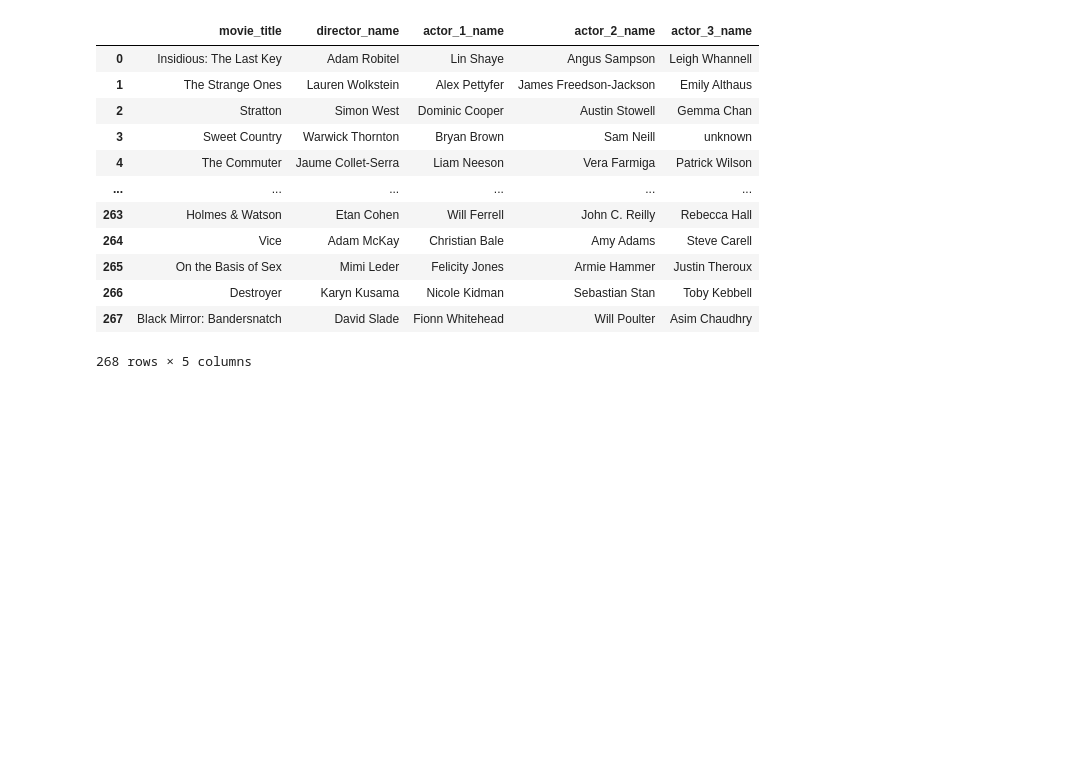
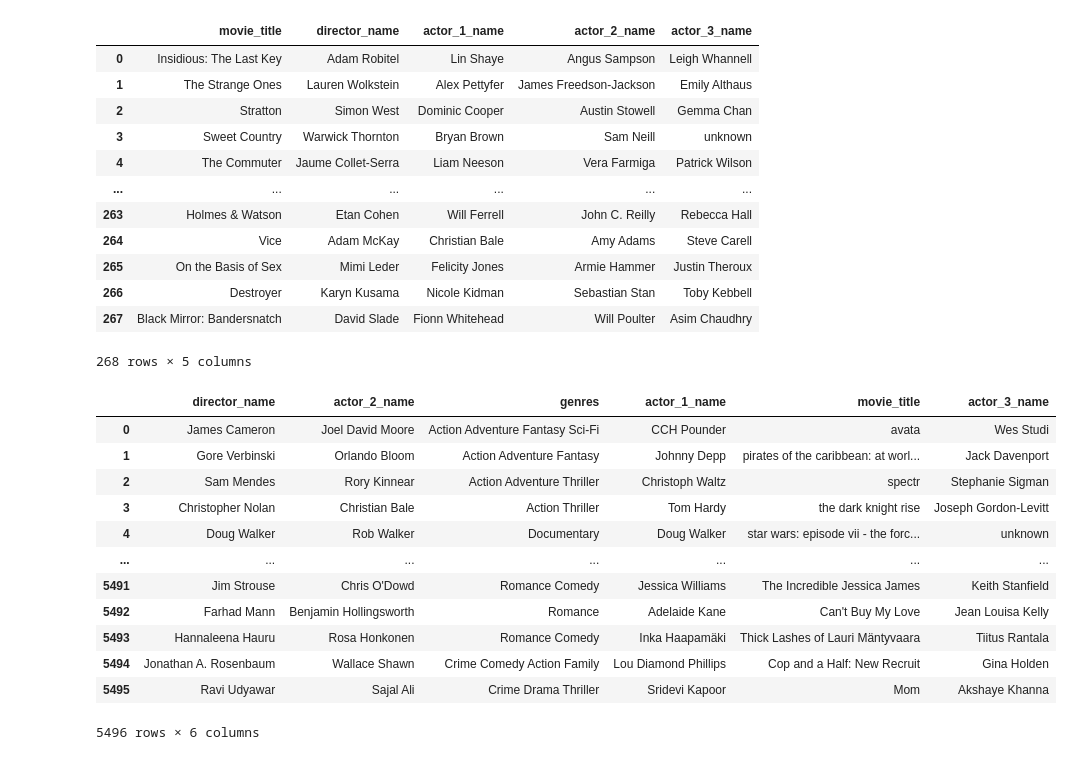
Before and after one commit to Rhithick02/Recommendation-Engine, a Jupyter notebook: New_Content_Filtering/Data_Cleaning.ipynb, the cells around one changed output. Drawn from its saved outputs; the diff is of its cells as text; code cells hidden in the pictures; blank space fills up the shorter version.

```diff
--- a/New_Content_Filtering/Data_Cleaning.ipynb
+++ b/New_Content_Filtering/Data_Cleaning.ipynb
@@ -275,0 +299,17 @@ import requests
+# %%
+old = pd.read_csv('d_2017.csv')
+old
+# %% [output]
+|  | director_name | actor_2_name | genres | actor_1_name | movie_title | actor_3_name |
+| 0 | James Cameron | Joel David Moore | Action Adventure Fantasy Sci-Fi | CCH Pounder | avata | Wes Studi |
+| 1 | Gore Verbinski | Orlando Bloom | Action Adventure Fantasy | Johnny Depp | pirates of the caribbean: at worl... | Jack Davenport |
+| 2 | Sam Mendes | Rory Kinnear | Action Adventure Thriller | Christoph Waltz | spectr | Stephanie Sigman |
+| 3 | Christopher Nolan | Christian Bale | Action Thriller | Tom Hardy | the dark knight rise | Joseph Gordon-Levitt |
+| 4 | Doug Walker | Rob Walker | Documentary | Doug Walker | star wars: episode vii - the forc... | unknown |
+| ... | ... | ... | ... | ... | ... | ... |
+| 5491 | Jim Strouse | Chris O'Dowd | Romance Comedy | Jessica Williams | The Incredible Jessica James | Keith Stanfield |
+| 5492 | Farhad Mann | Benjamin Hollingsworth | Romance | Adelaide Kane | Can't Buy My Love | Jean Louisa Kelly |
+| 5493 | Hannaleena Hauru | Rosa Honkonen | Romance Comedy | Inka Haapamäki | Thick Lashes of Lauri Mäntyvaara | Tiitus Rantala |
+| 5494 | Jonathan A. Rosenbaum | Wallace Shawn | Crime Comedy Action Family | Lou Diamond Phillips | Cop and a Half: New Recruit | Gina Holden |
+| 5495 | Ravi Udyawar | Sajal Ali | Crime Drama Thriller | Sridevi Kapoor | Mom | Akshaye Khanna |
+5496 rows × 6 columns
```
Also changed, not shown: parts of 7 cells of this notebook, 1 other file.
